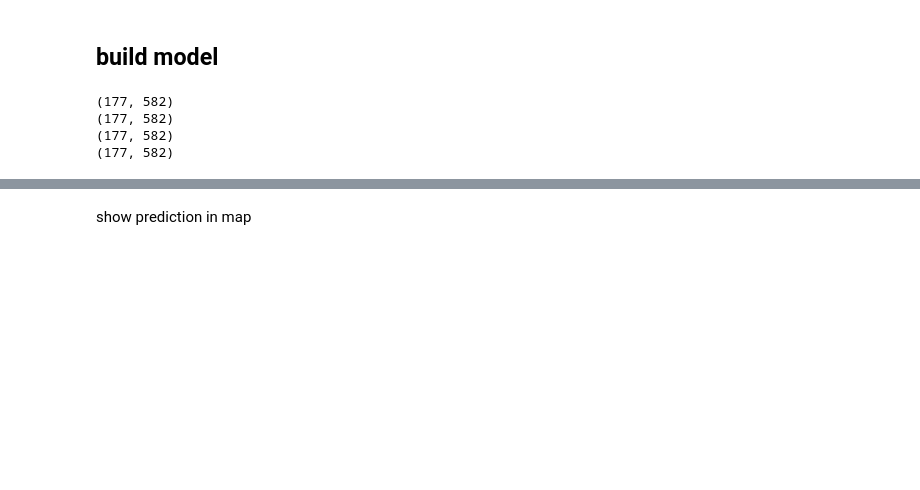
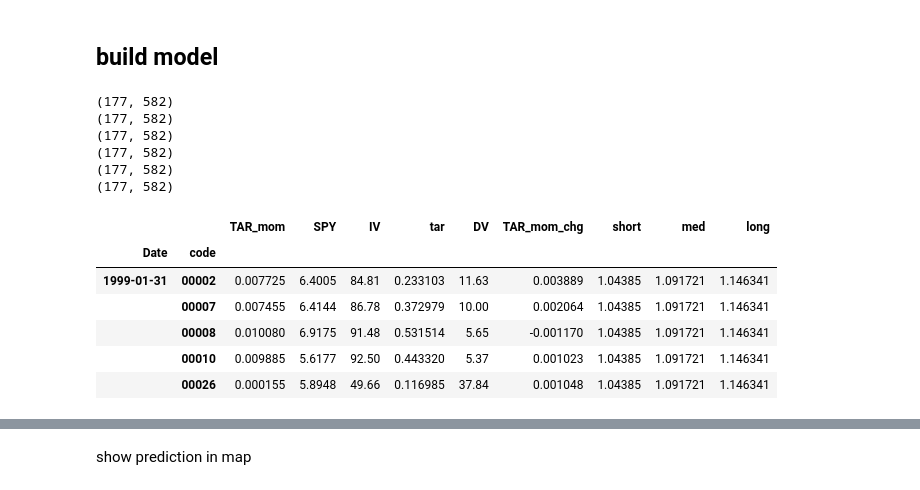
Before and after one commit to rhouck/re, a Jupyter notebook: build model.ipynb, the cells around one changed output, grey strips where cells are left out. Saved outputs shown, nothing was run; the diff lists cells and outputs as text; code cells hidden in the pictures; blank space fills up the shorter version.

```diff
--- a/build model.ipynb
+++ b/build model.ipynb
@@ -150,10 +149,12 @@ print(df.tar.unstack().dropna(how='all').shape)
 
 # print(df.SFG.unstack().dropna(how='all').shape)
 # print(df.MVSF.unstack().dropna(how='all').shape)
-# print(df.TAR_mom.unstack().dropna(how='all').shape)
-# print(df.TAR_mom_chg.unstack().dropna(how='all').shape)
+print(df.TAR_mom.unstack().dropna(how='all').shape)
+print(df.TAR_mom_chg.unstack().dropna(how='all').shape)
 # %% [output]
 (177, 582)
 (177, 582)
 (177, 582)
 (177, 582)
+(177, 582)
+(177, 582)
@@ -160,2 +190,12 @@ print(df.tar.unstack().dropna(how='all').shape)
+# %%
+df.head()
+# %% [output]
+|  |  | TAR_mom | SPY | IV | tar | DV | TAR_mom_chg | short | med | long |
+| Date | code |  |  |  |  |  |  |  |  |  |
+| 1999-01-31 | 00002 | 0.007725 | 6.4005 | 84.81 | 0.233103 | 11.63 | 0.003889 | 1.04385 | 1.091721 | 1.146341 |
+|  | 00007 | 0.007455 | 6.4144 | 86.78 | 0.372979 | 10.00 | 0.002064 | 1.04385 | 1.091721 | 1.146341 |
+|  | 00008 | 0.010080 | 6.9175 | 91.48 | 0.531514 | 5.65 | -0.001170 | 1.04385 | 1.091721 | 1.146341 |
+|  | 00010 | 0.009885 | 5.6177 | 92.50 | 0.443320 | 5.37 | 0.001023 | 1.04385 | 1.091721 | 1.146341 |
+|  | 00026 | 0.000155 | 5.8948 | 49.66 | 0.116985 | 37.84 | 0.001048 | 1.04385 | 1.091721 | 1.146341 |
 # %%
 #sns.pairplot(ut.ts_score(df[[c for c in df.columns if c != 'tar']], panel=PANEL_SCORE))
```
Also changed, not shown: parts of 16 cells of this notebook.
